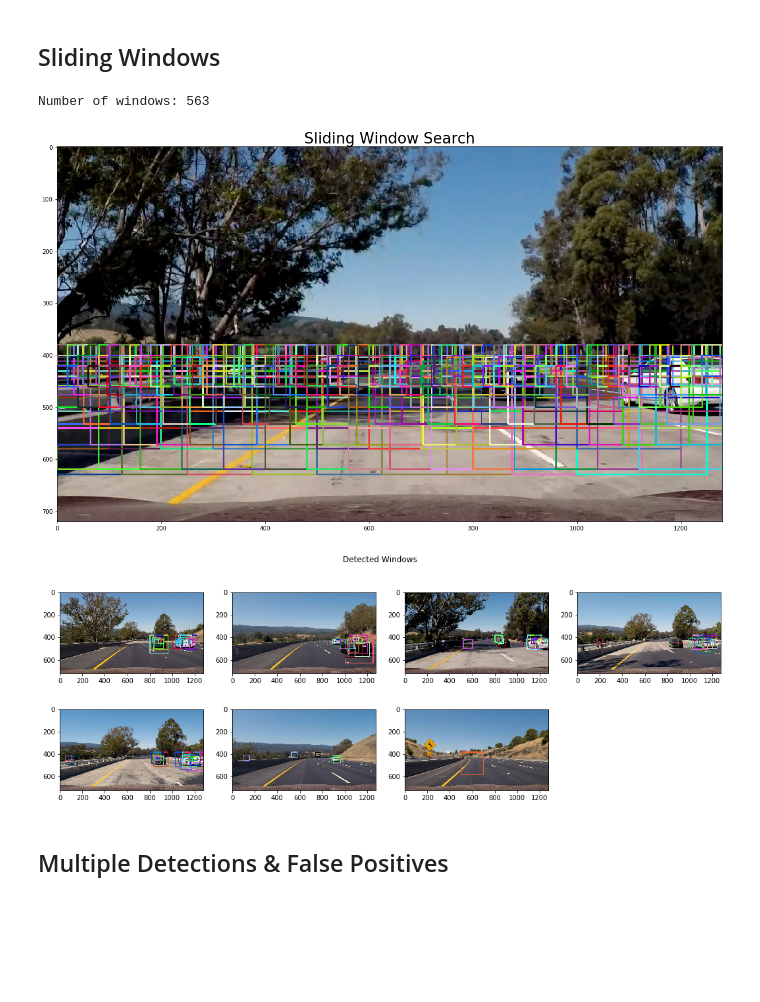
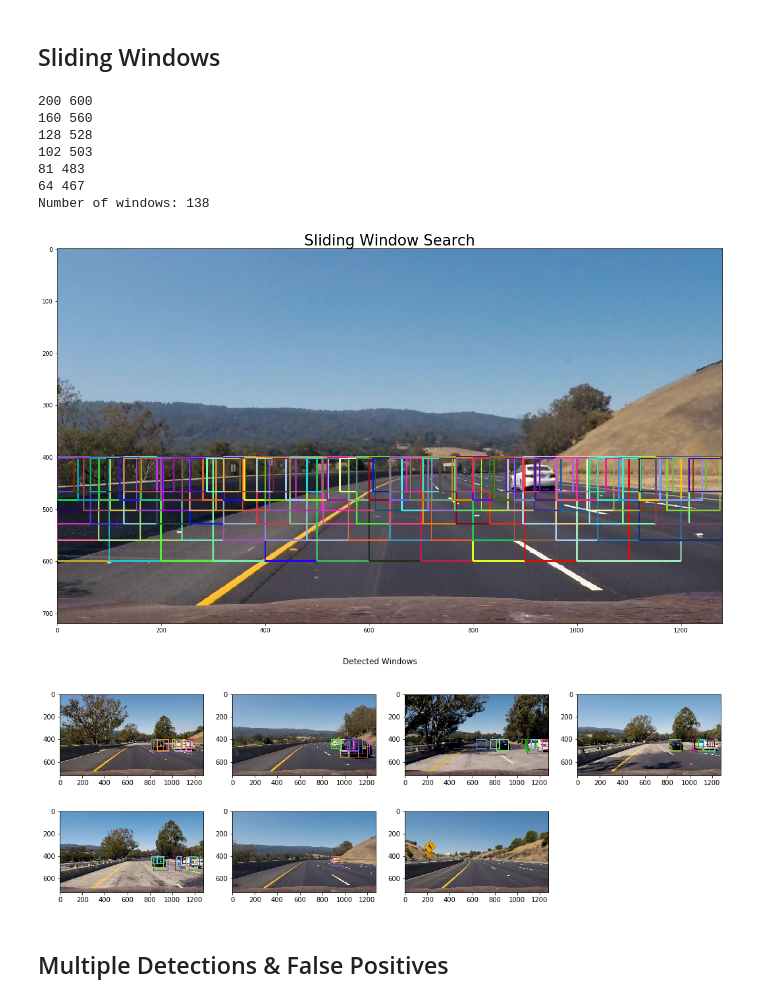
Before and after one commit to LiyouZhou/CarND-Vehicle-Detection, a Jupyter notebook: Vehicle_Detection.ipynb, the cells around one changed output. Drawn from its saved outputs; the diff is of its cells as text; code cells hidden in the pictures; blank space fills up the shorter version.

```diff
--- a/Vehicle_Detection.ipynb
+++ b/Vehicle_Detection.ipynb
@@ -482,9 +482,6 @@ plt.show()
 # %% [markdown]
 ## Sliding Windows
 # %%
-image = cv2.imread('test_images/test5.jpg')
-image = cv2.cvtColor(image, cv2.COLOR_BGR2RGB)
-
 # Here is your draw_boxes function from the previous exercise
 def draw_boxes(img, bboxes, color=(0, 0, 255), thick=6):
     # Make a copy of the image
@@ -542,43 +539,54 @@ def slide_window(img, x_start_stop=(None, None), y_start_stop=(None, None),
     #     you'll be considering windows one by one with your
     #     classifier, so looping makes sense
         # Calculate each window position
         # Append window position to list
     # Return the list of windows
 
     for y in range(y_start, y_stop, pexels_per_step[1]):
         for x in range(x_start, x_stop, pexels_per_step[0]):
             bbox = ((y, x), (y+xy_window[1], x+xy_window[0]))
             if bbox[1][1] <= x_stop and bbox[1][0] <= y_stop:
                 window_list.append(bbox)
 
     return window_list
 
+image = cv2.imread('test_images/test3.jpg')
+image = cv2.cvtColor(image, cv2.COLOR_BGR2RGB)
+
 windows = []
-xy_overlap = (0.5, 0.5)
+xy_overlap = (0, 0.5)
 x_start_stop = (380, 650)
 
+row_bottom = x_start_stop[1]
 row_height = 250
-row_centre = x_start_stop[1]-row_height//2
 
-while row_centre >= x_start_stop[0] and row_height > 32:
-    x_max = min(row_centre + row_height, x_start_stop[1])
-    x_min = max(row_centre - row_height, x_start_stop[0])
+while row_bottom >= x_start_stop[0] and row_height > 64:
+    row_height = int(row_height*0.8)
+    row_bottom -= int(0.25*row_height)
+
+    x_max = row_bottom
+    x_min = row_bottom - row_height
     windows += slide_window(image, x_start_stop=(x_min, x_max), y_start_stop=(None, None),
                             xy_window=(row_height, row_height), xy_overlap=xy_overlap)
-    row_height = int(row_height*0.8)
-    row_centre -= int(0.13*row_height)
-#     print(row_height, row_centre)
+
+    print(row_height, row_bottom)
 
 print("Number of windows:", len(windows))
 fig = plt.figure(figsize=(24,12))
 window_img = draw_boxes(image, windows, color="random", thick=2)
 plt.imshow(window_img)
 plt.title("Sliding Window Search", fontsize=26)
 fig.savefig("output_images/search_window.jpg")
 plt.show()
 # %% [output]
-Number of windows: 563
+200 600
+160 560
+128 528
+102 503
+81 483
+64 467
+Number of windows: 138
-[figure, old version]
+[figure, new version]
 # %%
 # Define a function you will pass an image
 # and the list of windows to be searched (output of slide_windows())
@@ -625,7 +633,7 @@ plt.suptitle("Detected Windows")
 fig.savefig("output_images/detected_window.jpg")
 plt.show()
 # %% [output]
-[figure, old version]
+[figure, new version]
 # %% [markdown]
 ## Multiple Detections & False Positives
 # %%
```
Also changed, not shown: parts of 6 cells of this notebook, 7 other files.
